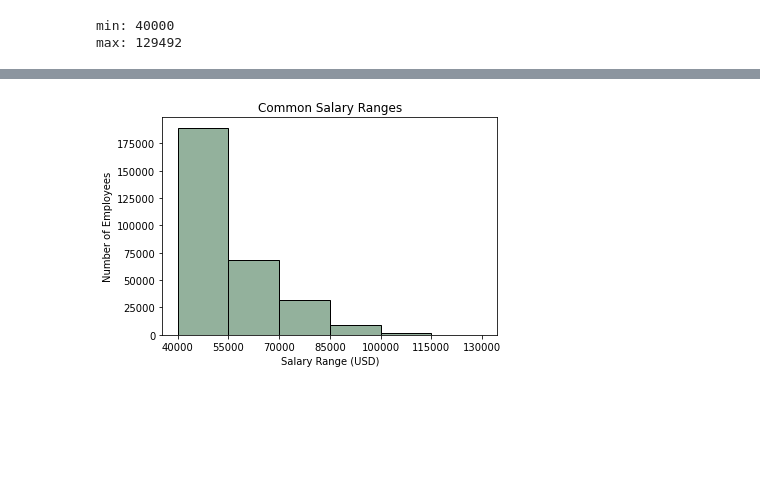
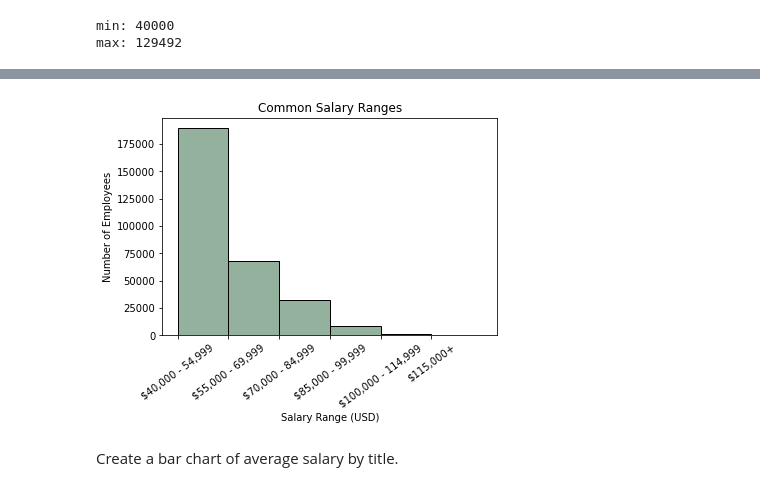
Before and after one commit to zarzarbinks0702/Employee-Data-Analysis, a Jupyter notebook: EmployeeSQL/employee_bonus_vis.ipynb, the cells around one changed output, grey strips where cells are left out. Saved outputs shown, nothing was run; the diff lists cells and outputs as text; code cells hidden in the pictures; blank space fills up the shorter version.

```diff
--- a/EmployeeSQL/employee_bonus_vis.ipynb
+++ b/EmployeeSQL/employee_bonus_vis.ipynb
@@ -73,13 +99,15 @@ emp_salary_df.head()
 # %%
 #plot histogram
 salaries = emp_salary_df['salary']
 
 plt.hist(salaries, bins, color='#93B19C', edgecolor='#000000')
-plt.xticks(ticks=bins)
+plt.xticks(ticks=bins[:-1], labels=salary_ranges, rotation=36)
 plt.xlabel('Salary Range (USD)')
 plt.ylabel('Number of Employees')
 plt.title('Common Salary Ranges')
 
 plt.show()
 # %% [output]
-[figure, old version]
+[figure, new version]
+# %% [markdown]
+Create a bar chart of average salary by title.
```
Also changed, not shown: parts of 2 cells of this notebook.
